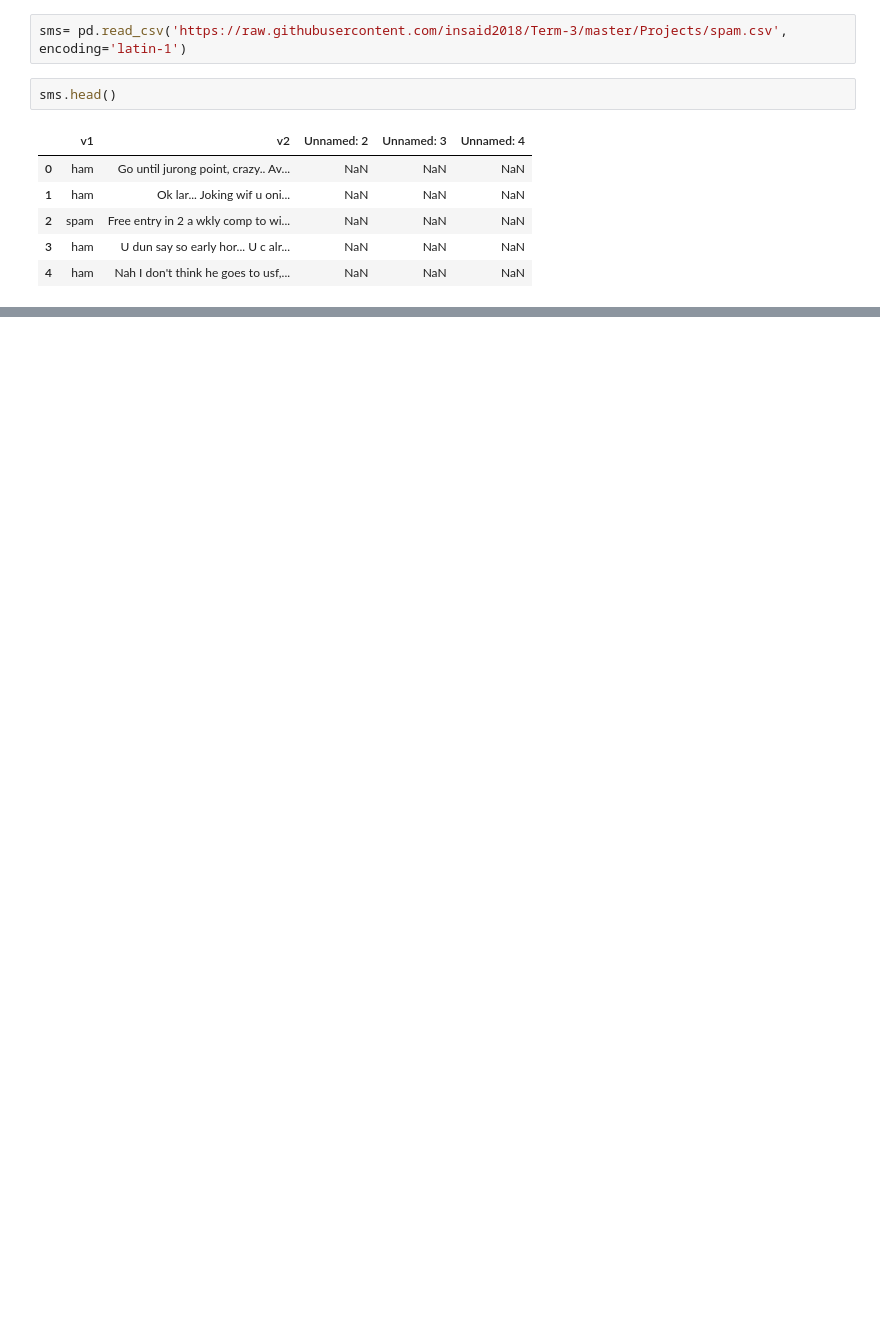
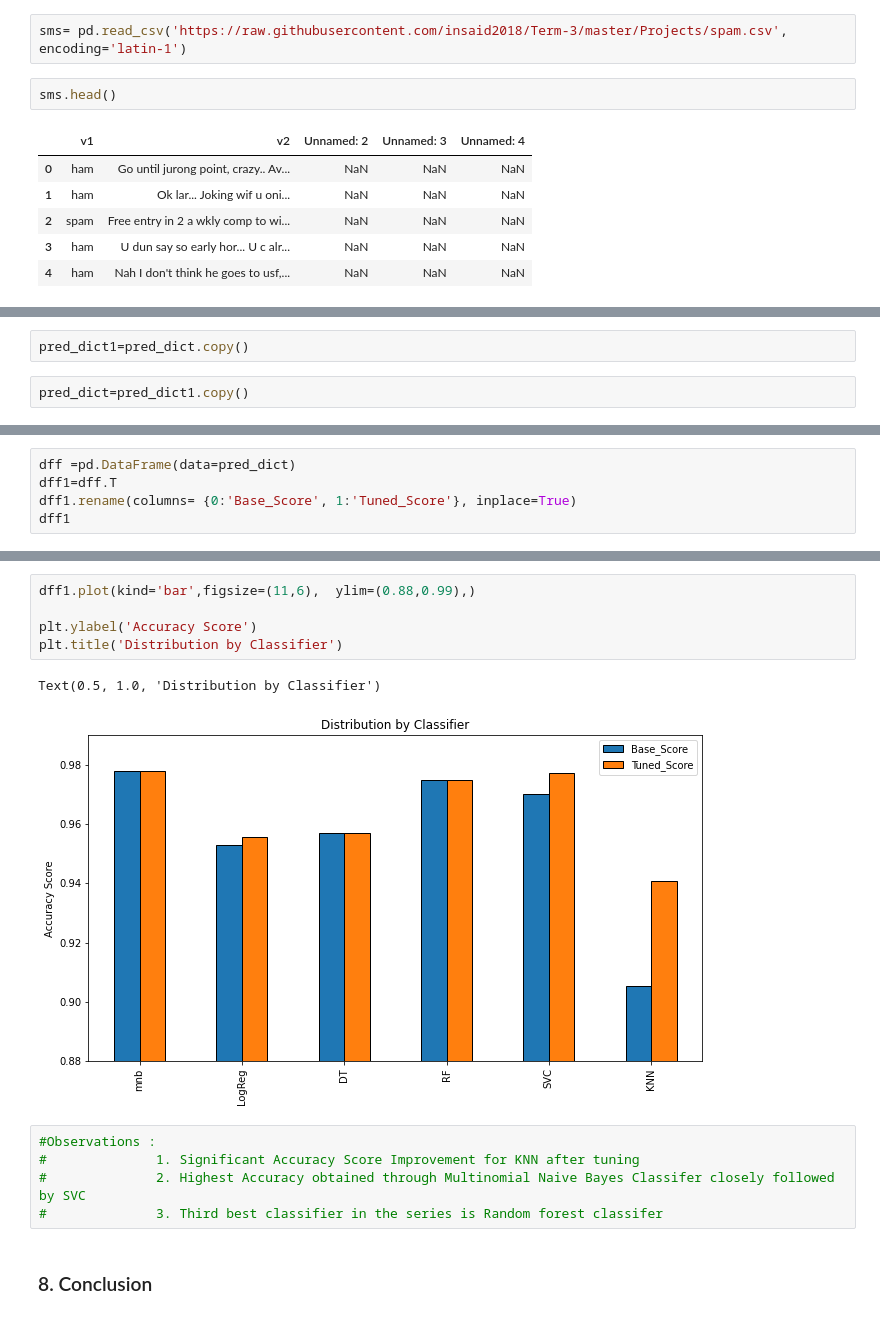
Before and after one commit to PriyankaGPawar/MachineLearningWith_Python, a Jupyter notebook: ML_Term2_Project/SMS_Spam_Detection_ML2.ipynb, the cells around one changed output, grey strips where cells are left out. Cells and saved outputs as stored; diff of their text form; blank space fills up the shorter version.

```diff
--- a/ML_Term2_Project/SMS_Spam_Detection_ML2.ipynb
+++ b/ML_Term2_Project/SMS_Spam_Detection_ML2.ipynb
@@ -33,0 +772,4 @@ ValueError: ignored
+# %%
+pred_dict1=pred_dict.copy()
+# %%
+pred_dict=pred_dict1.copy()
@@ -33,0 +783,5 @@ ValueError: ignored
+# %%
+dff =pd.DataFrame(data=pred_dict)
+dff1=dff.T
+dff1.rename(columns= {0:'Base_Score', 1:'Tuned_Score'}, inplace=True)
+dff1
@@ -33,0 +796,16 @@ ValueError: ignored
+# %%
+dff1.plot(kind='bar',figsize=(11,6),  ylim=(0.88,0.99),)
+
+plt.ylabel('Accuracy Score')
+plt.title('Distribution by Classifier')
+# %% [output]
+Text(0.5, 1.0, 'Distribution by Classifier')
+[figure, added]
+# %%
+#Observations :
+#              1. Significant Accuracy Score Improvement for KNN after tuning
+#              2. Highest Accuracy obtained through Multinomial Naive Bayes Classifer closely followed by SVC
+#              3. Third best classifier in the series is Random forest classifer
+# %% [markdown]
+<a id=section8></a>
+### 8. Conclusion
```
Also changed, not shown: parts of 112 cells of this notebook.
